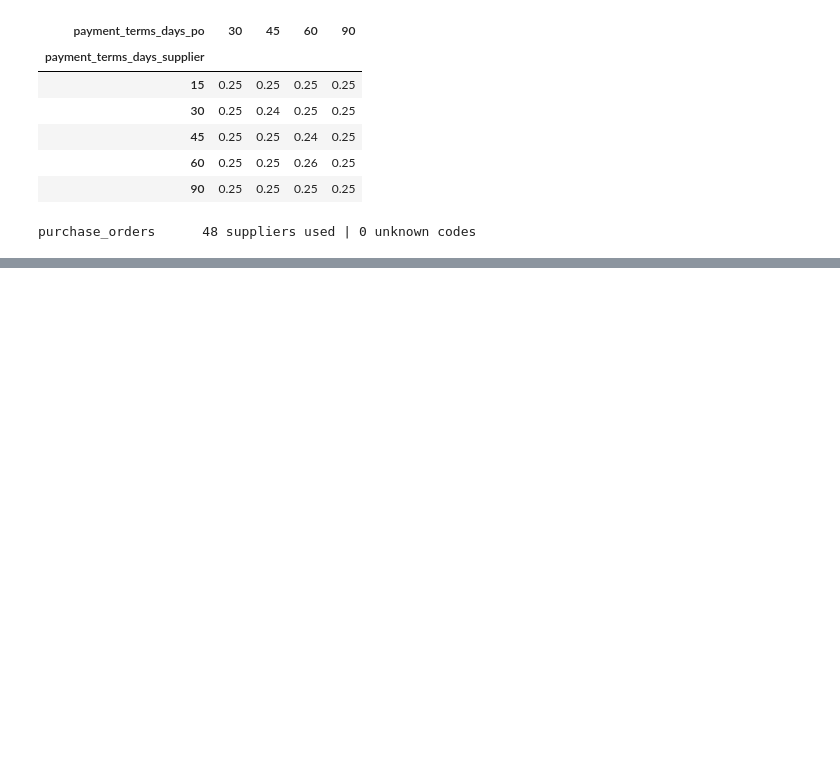
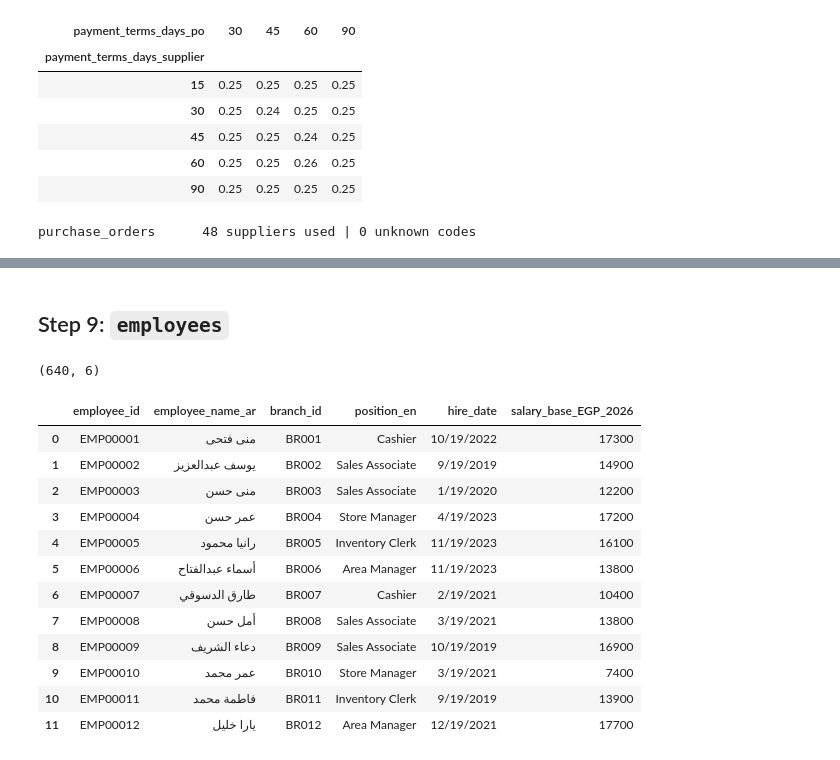
Before and after one commit to ibrahemshahd385-prog/HVIA-TASK3, a Jupyter notebook: notebooks/01_data_understanding.ipynb, the cells around one changed output, grey strips where cells are left out. Saved outputs shown, nothing was run; the diff lists cells and outputs as text; code cells hidden in the pictures; blank space fills up the shorter version.

```diff
--- a/notebooks/01_data_understanding.ipynb
+++ b/notebooks/01_data_understanding.ipynb
@@ -900,0 +995,21 @@ purchase_orders      48 suppliers used | 0 unknown codes
+# %% [markdown]
+## Step 9: `employees`
+# %%
+e = tables["employees"]
+print(e.shape)
+e.head(12)
+# %% [output]
+(640, 6)
+|  | employee_id | employee_name_ar | branch_id | position_en | hire_date | salary_base_EGP_2026 |
+| 0 | EMP00001 | منى فتحى | BR001 | Cashier | 10/19/2022 | 17300 |
+| 1 | EMP00002 | يوسف عبدالعزيز | BR002 | Sales Associate | 9/19/2019 | 14900 |
+| 2 | EMP00003 | منى حسن | BR003 | Sales Associate | 1/19/2020 | 12200 |
+| 3 | EMP00004 | عمر حسن | BR004 | Store Manager | 4/19/2023 | 17200 |
+| 4 | EMP00005 | رانيا محمود | BR005 | Inventory Clerk | 11/19/2023 | 16100 |
+| 5 | EMP00006 | أسماء عبدالفتاح | BR006 | Area Manager | 11/19/2023 | 13800 |
+| 6 | EMP00007 | طارق الدسوقي | BR007 | Cashier | 2/19/2021 | 10400 |
+| 7 | EMP00008 | أمل حسن | BR008 | Sales Associate | 3/19/2021 | 13800 |
+| 8 | EMP00009 | دعاء الشريف | BR009 | Sales Associate | 10/19/2019 | 16900 |
+| 9 | EMP00010 | عمر محمد | BR010 | Store Manager | 3/19/2021 | 7400 |
+| 10 | EMP00011 | فاطمة محمد | BR011 | Inventory Clerk | 9/19/2019 | 13900 |
+| 11 | EMP00012 | يارا خليل | BR012 | Area Manager | 12/19/2021 | 17700 |
```
Also changed, not shown: parts of 103 cells of this notebook, 1 other file.
